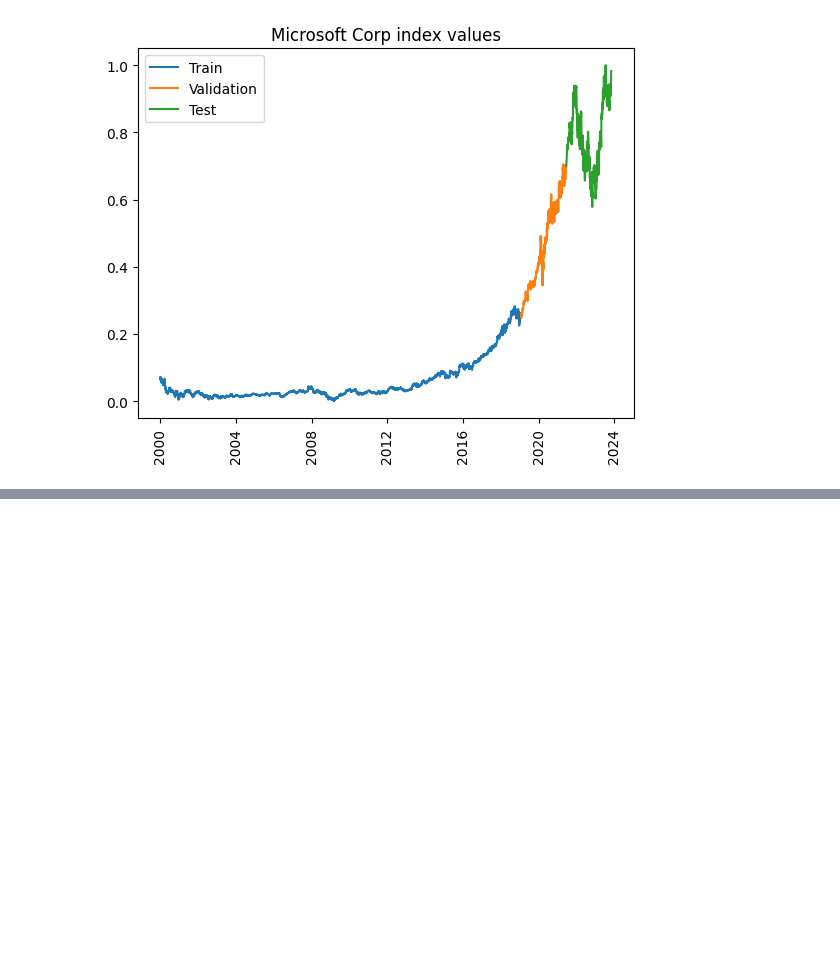
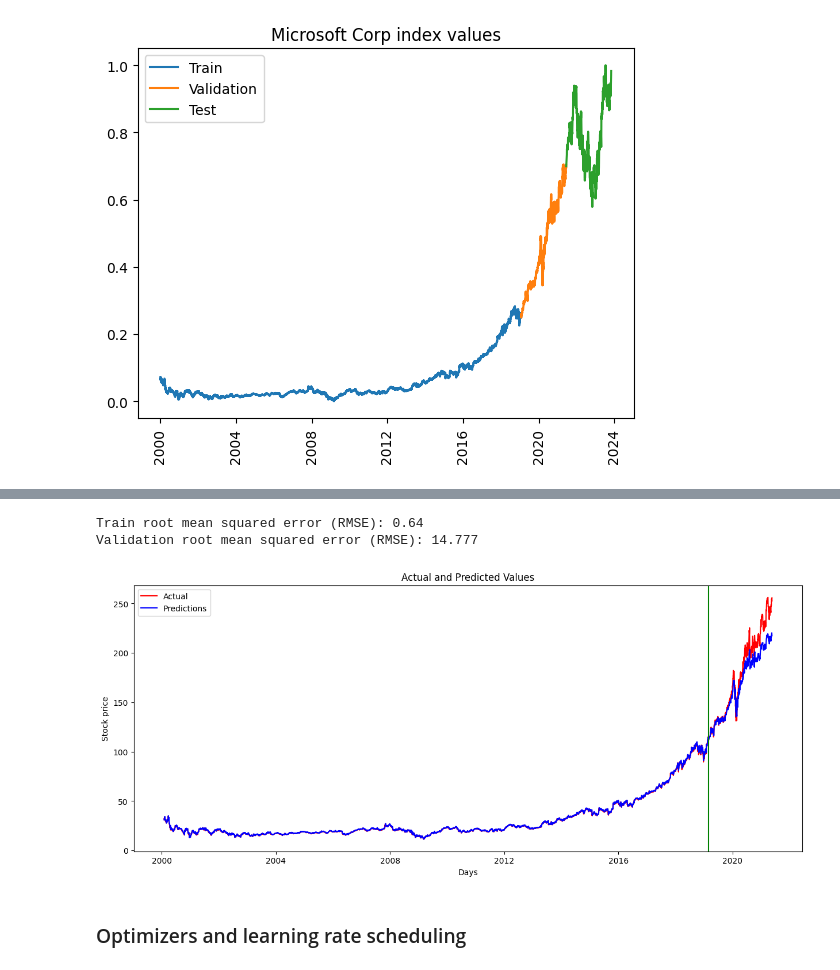
Before and after one commit to KaneZhao/deep-learning-assignments, a Jupyter notebook: assignment3/Assignment3.ipynb, the cells around one changed output, grey strips where cells are left out. Drawn from its saved outputs; the diff is of its cells as text; code cells hidden in the pictures; blank space fills up the shorter version.

```diff
--- a/assignment3/Assignment3.ipynb
+++ b/assignment3/Assignment3.ipynb
@@ -273,0 +283,3 @@ plt.show()
+# %%
+train_predict_rnn1 = fitted_rnn_1.model.predict(X_train)
+val_predict_rnn1 = fitted_rnn_1.model.predict(X_val)
@@ -273,0 +289,12 @@ plt.show()
+# %%
+y_train_unscaled, train_predict_rnn1_unscaled = print_error(y_train,train_predict_rnn1,'Train')
+y_val_unscaled, val_predict_rnn1_unscaled = print_error(y_val,val_predict_rnn1,'Validation')
+# %% [output]
+Train root mean squared error (RMSE): 0.64
+Validation root mean squared error (RMSE): 14.777
+# %%
+plot_result(y_train_unscaled, y_val_unscaled, train_predict_rnn1_unscaled, val_predict_rnn1_unscaled)
+# %% [output]
+[figure, added]
+# %% [markdown]
+### Optimizers and learning rate scheduling
```
Also changed, not shown: parts of 72 cells of this notebook.
